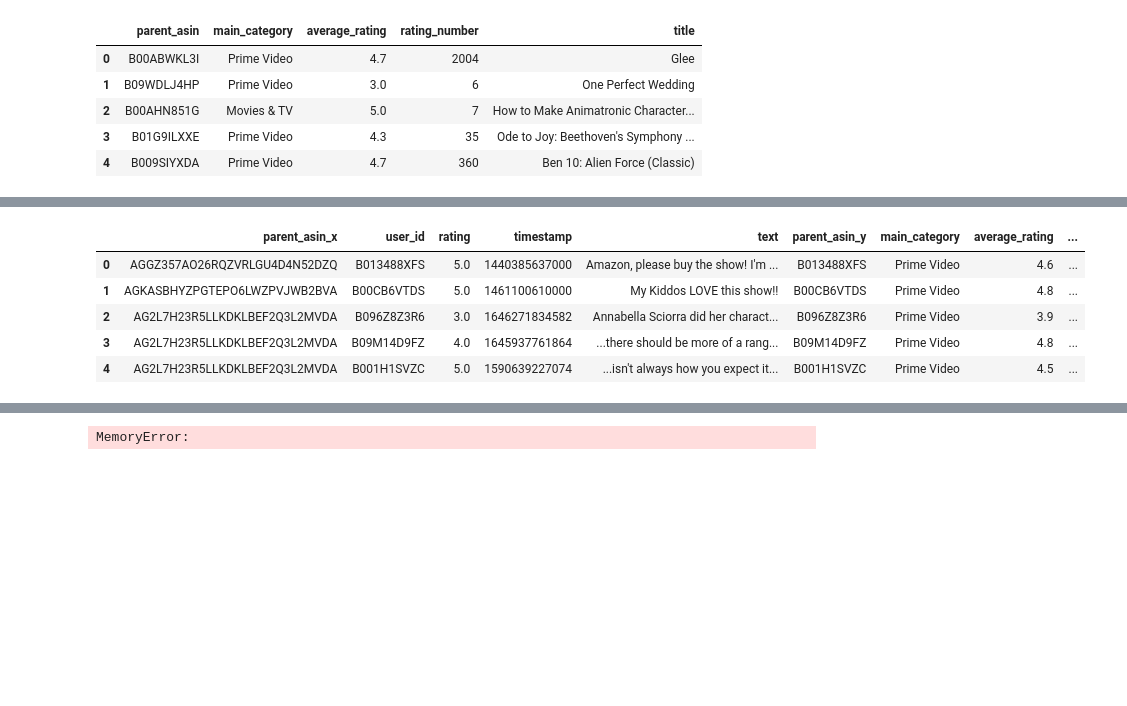
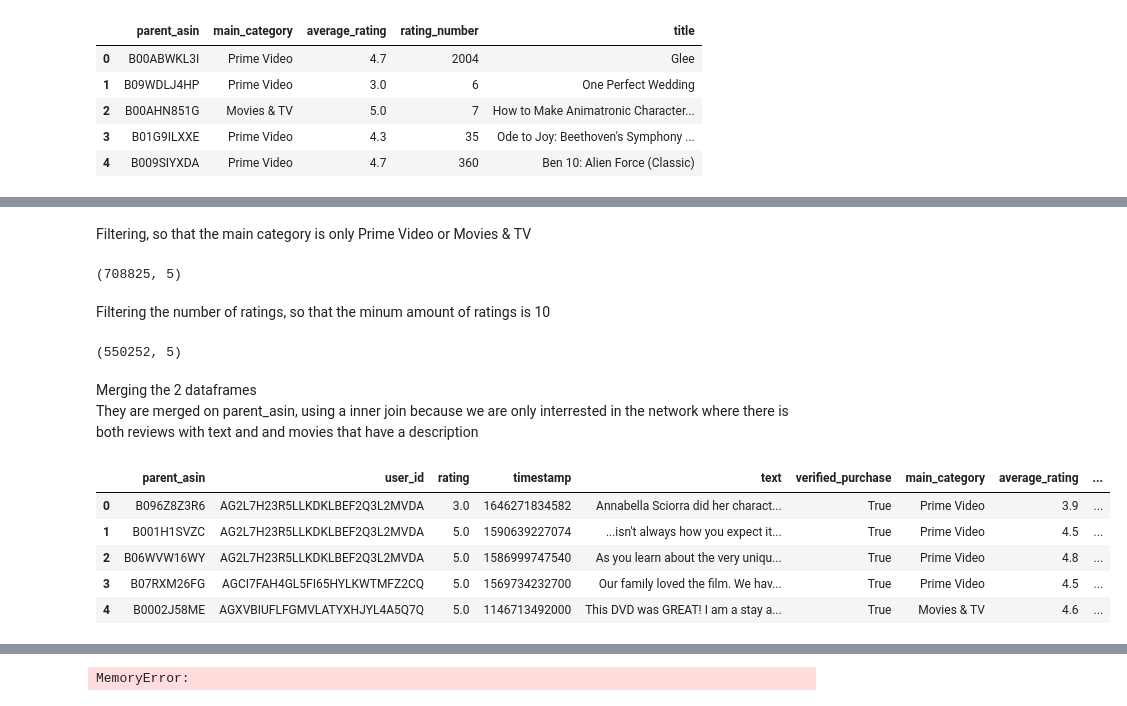
Before and after one commit to s234829/-02467_Project, a Jupyter notebook: Project_testing.ipynb, the cells around one changed output, grey strips where cells are left out. Drawn from its saved outputs; the diff is of its cells as text; code cells hidden in the pictures; blank space fills up the shorter version.

```diff
--- a/Project_testing.ipynb
+++ b/Project_testing.ipynb
@@ -53,0 +60,3 @@ df_review.shape
+# %%
+df_review_cleaned = df_review[df_review["verified_purchase"] == True]
+df_review_cleaned.shape
@@ -53,0 +67,3 @@ df_review.shape
+# %%
+df_review_cleaned = df_review_cleaned[df_review_cleaned['text'].apply(lambda x: len(str(x).split()) >= 10)]
+df_review_cleaned.shape
@@ -93,13 +115,30 @@ df_product.shape
+# %% [markdown]
+Filtering, so that the main category is only Prime Video or Movies & TV
+# %%
+df_product_cleaned =  df_product[(df_product["main_category"] == "Prime Video") | (df_product["main_category"] == "Movies & TV")]
+df_product_cleaned.shape
+# %% [output]
+(708825, 5)
+# %% [markdown]
+Filtering the number of ratings, so that the minum amount of ratings is 10
+# %%
+rating_threshold = 10
+df_product_cleaned = df_product_cleaned[df_product_cleaned["rating_number"] >= rating_threshold]
+df_product_cleaned.shape
+# %% [output]
+(550252, 5)
+# %% [markdown]
+Merging the 2 dataframes <br> They are merged on parent_asin, using a inner join because we are only interrested in the network where there is both reviews with text and and movies that have a description
 # %%
-df_merged = df_review.merge(df_product, left_on='user_id', right_on='parent_asin', how='inner')
+df_merged = df_review_cleaned.merge(df_product_cleaned, on="parent_asin", how='inner')
 df_merged.head()
 # %% [output]
-|  | parent_asin_x | user_id | rating | timestamp | text | parent_asin_y | main_category | average_rating | ... |
-| 0 | AGGZ357AO26RQZVRLGU4D4N52DZQ | B013488XFS | 5.0 | 1440385637000 | Amazon, please buy the show! I'm ... | B013488XFS | Prime Video | 4.6 | ... |
-| 1 | AGKASBHYZPGTEPO6LWZPVJWB2BVA | B00CB6VTDS | 5.0 | 1461100610000 | My Kiddos LOVE this show!! | B00CB6VTDS | Prime Video | 4.8 | ... |
-| 2 | AG2L7H23R5LLKDKLBEF2Q3L2MVDA | B096Z8Z3R6 | 3.0 | 1646271834582 | Annabella Sciorra did her charact... | B096Z8Z3R6 | Prime Video | 3.9 | ... |
-| 3 | AG2L7H23R5LLKDKLBEF2Q3L2MVDA | B09M14D9FZ | 4.0 | 1645937761864 | ...there should be more of a rang... | B09M14D9FZ | Prime Video | 4.8 | ... |
-| 4 | AG2L7H23R5LLKDKLBEF2Q3L2MVDA | B001H1SVZC | 5.0 | 1590639227074 | ...isn't always how you expect it... | B001H1SVZC | Prime Video | 4.5 | ... |
+|  | parent_asin | user_id | rating | timestamp | text | verified_purchase | main_category | average_rating | ... |
+| 0 | B096Z8Z3R6 | AG2L7H23R5LLKDKLBEF2Q3L2MVDA | 3.0 | 1646271834582 | Annabella Sciorra did her charact... | True | Prime Video | 3.9 | ... |
+| 1 | B001H1SVZC | AG2L7H23R5LLKDKLBEF2Q3L2MVDA | 5.0 | 1590639227074 | ...isn't always how you expect it... | True | Prime Video | 4.5 | ... |
+| 2 | B06WVW16WY | AG2L7H23R5LLKDKLBEF2Q3L2MVDA | 5.0 | 1586999747540 | As you learn about the very uniqu... | True | Prime Video | 4.8 | ... |
+| 3 | B07RXM26FG | AGCI7FAH4GL5FI65HYLKWTMFZ2CQ | 5.0 | 1569734232700 | Our family loved the film. We hav... | True | Prime Video | 4.5 | ... |
+| 4 | B0002J58ME | AGXVBIUFLFGMVLATYXHJYL4A5Q7Q | 5.0 | 1146713492000 | This DVD was GREAT! I am a stay a... | True | Movies & TV | 4.6 | ... |
 # %%
 df_merged.shape
 # %% [output]
```
Also changed, not shown: parts of 45 cells of this notebook.
